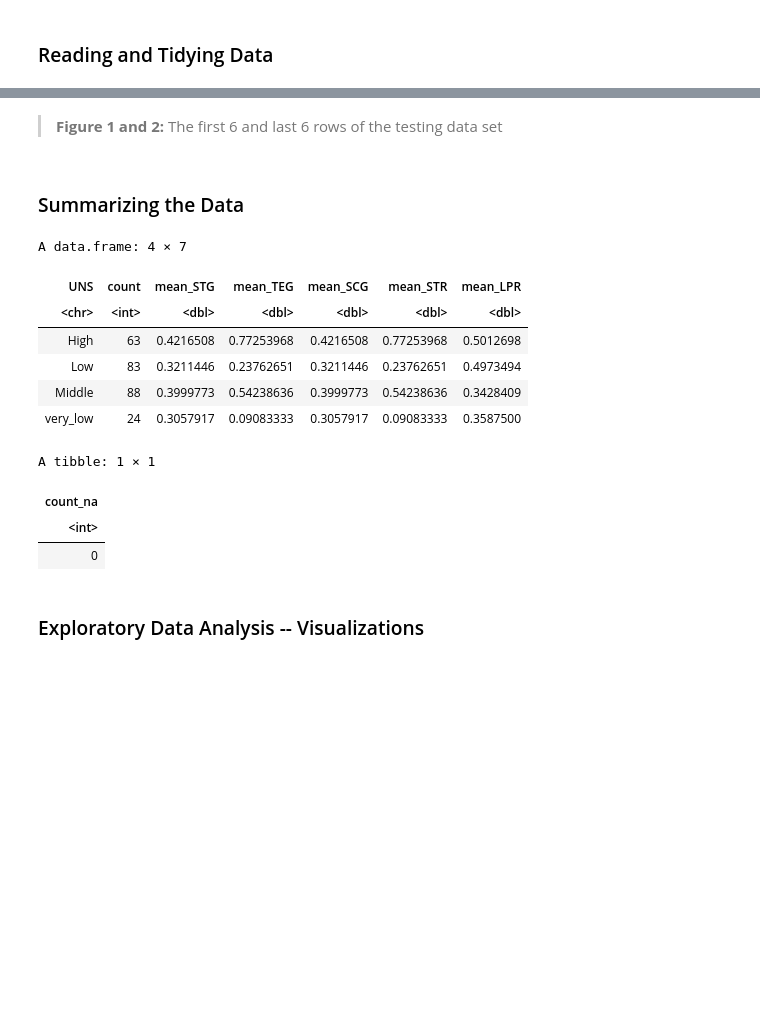
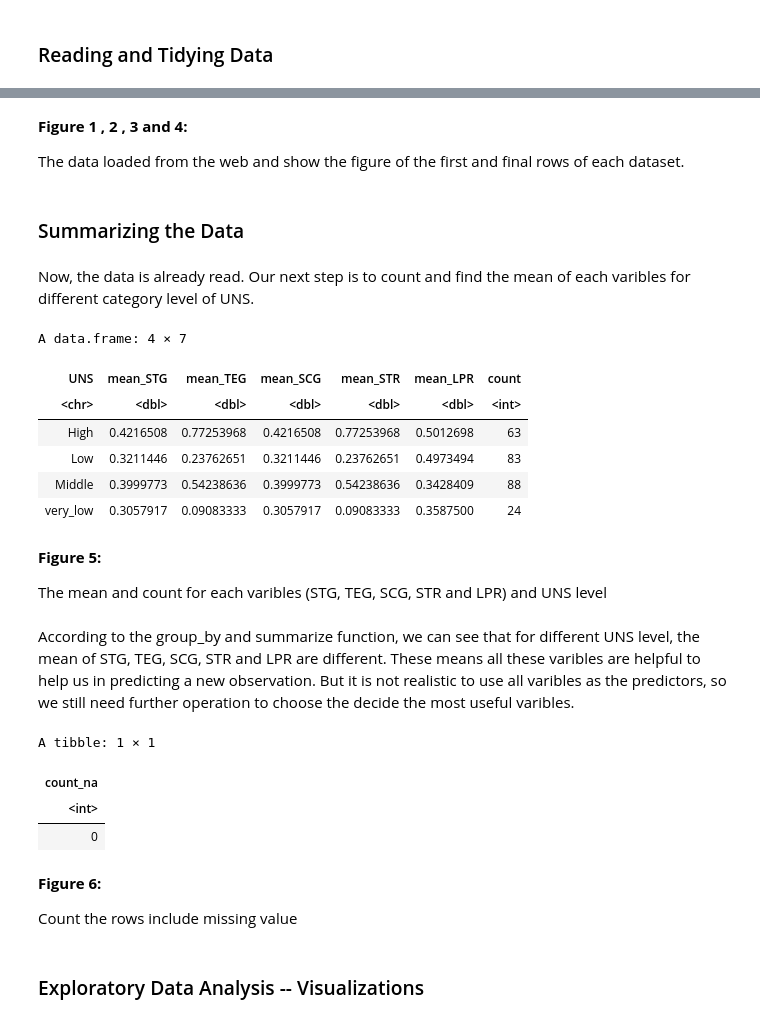
Before and after one commit to thisisyifulin/group_contract, a Jupyter notebook: project_proposal.ipynb, the cells around one changed output, grey strips where cells are left out. Drawn from its saved outputs; the diff is of its cells as text; code cells hidden in the pictures; blank space fills up the shorter version.

Commit message:
Comments
Add comments to each step

```diff
--- a/project_proposal.ipynb
+++ b/project_proposal.ipynb
@@ -135,40 +130,45 @@ A tibble: 6 × 6
-# %% [markdown]
-> <b> Figure 1 and 2: </b>
-    The first 6 and last 6 rows of the testing data set
+# %% [markdown]
+<b> Figure 1 , 2 , 3 and 4: </b>
+
+The data loaded from the web and show the figure of the first and final rows of each dataset.
 # %%
 # data is already tidy
 # %% [markdown]
 ### Summarizing the Data
+# %% [markdown]
+Now, the data is already read. Our next step is to count and find the mean of each varibles for different category level of UNS.
 # %%
 #summarize
 
 counts_class <- training_data |>
                 group_by(UNS) |>
                 summarize(count_class = n())
 
 mean_estimates<-training_data|>
 group_by(UNS)|>
 summarize(mean_STG=mean(STG),
           mean_TEG=mean(PEG),
           mean_SCG=mean(STG),
           mean_STR=mean(PEG),
             mean_LPR=mean(LPR))|>
-select(-UNS)
+cbind(count=counts_class$count_class)
 
-summary<-counts_class|>
-mutate(count=count_class)|>
-select(-count_class)|>
-cbind(mean_estimates)
-
-summary
+mean_estimates
 # %% [output]
 A data.frame: 4 × 7
-| UNS | count | mean_STG | mean_TEG | mean_SCG | mean_STR | mean_LPR |
-| <chr> | <int> | <dbl> | <dbl> | <dbl> | <dbl> | <dbl> |
-| High | 63 | 0.4216508 | 0.77253968 | 0.4216508 | 0.77253968 | 0.5012698 |
-| Low | 83 | 0.3211446 | 0.23762651 | 0.3211446 | 0.23762651 | 0.4973494 |
-| Middle | 88 | 0.3999773 | 0.54238636 | 0.3999773 | 0.54238636 | 0.3428409 |
-| very_low | 24 | 0.3057917 | 0.09083333 | 0.3057917 | 0.09083333 | 0.3587500 |
+| UNS | mean_STG | mean_TEG | mean_SCG | mean_STR | mean_LPR | count |
+| <chr> | <dbl> | <dbl> | <dbl> | <dbl> | <dbl> | <int> |
+| High | 0.4216508 | 0.77253968 | 0.4216508 | 0.77253968 | 0.5012698 | 63 |
+| Low | 0.3211446 | 0.23762651 | 0.3211446 | 0.23762651 | 0.4973494 | 83 |
+| Middle | 0.3999773 | 0.54238636 | 0.3999773 | 0.54238636 | 0.3428409 | 88 |
+| very_low | 0.3057917 | 0.09083333 | 0.3057917 | 0.09083333 | 0.3587500 | 24 |
+# %% [markdown]
+<b> Figure 5: </b>
+
+The mean and count for each varibles (STG, TEG, SCG, STR and LPR) and UNS level
+# %% [markdown]
+
+According to the group_by and summarize function, we can see that for different UNS level, the mean of STG, TEG, SCG, STR and LPR are different. These means all these varibles are helpful to help us in predicting a new observation. But it is not realistic to use all varibles as the predictors, so we still need further operation to choose the decide the most useful varibles.
 # %%
 #finds the mean of predictors
 
@@ -191,6 +186,10 @@ A tibble: 1 × 1
 | count_na |
 | <int> |
 | 0 |
+# %% [markdown]
+<b> Figure 6: </b>
+
+Count the rows include missing value
 # %% [markdown]
 ### Exploratory Data Analysis -- Visualizations
 # %%
```
Also changed, not shown: parts of 4 cells of this notebook.
